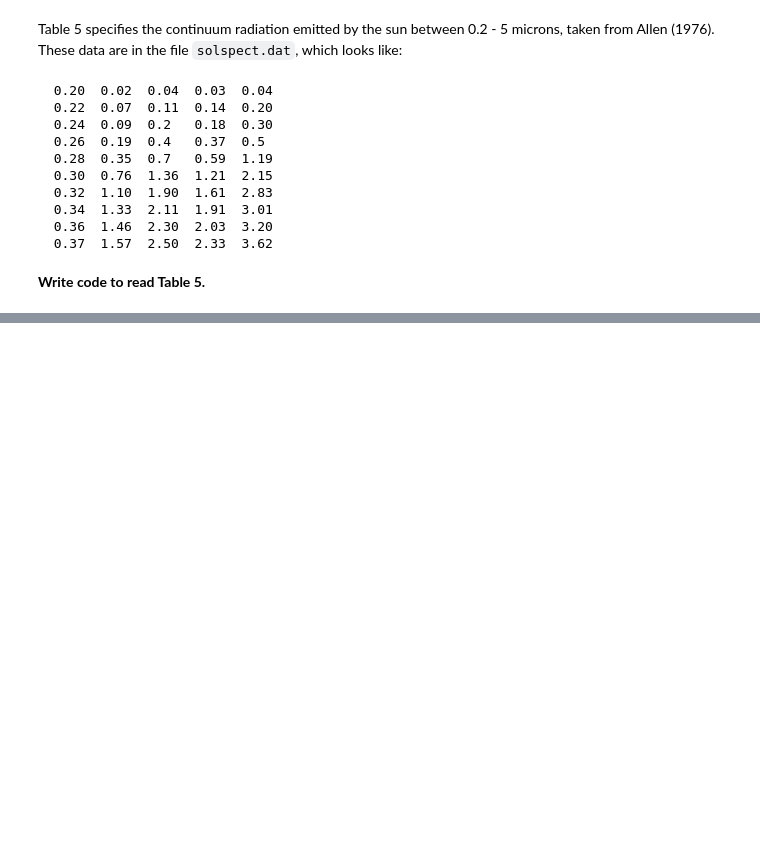
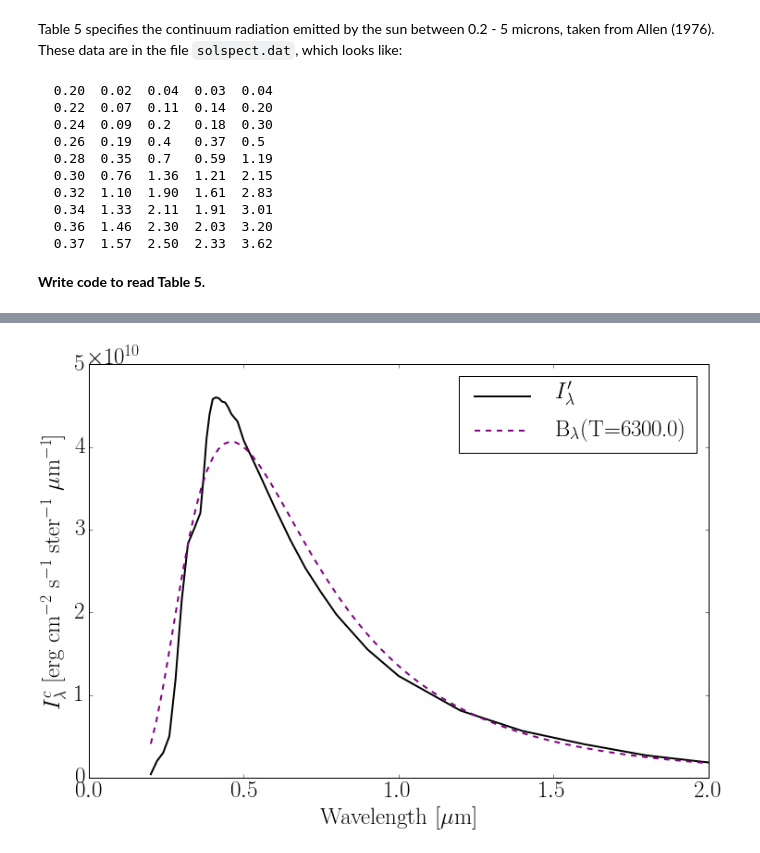
Before and after one commit to jlustigy/astr521, a Jupyter notebook: notebooks/Rutten Lab B2.ipynb, the cells around one changed output, grey strips where cells are left out. Saved outputs shown, nothing was run; the diff lists cells and outputs as text; code cells hidden in the pictures; blank space fills up the shorter version.

```diff
--- a/notebooks/Rutten Lab B2.ipynb
+++ b/notebooks/Rutten Lab B2.ipynb
@@ -78,0 +131,28 @@ print
+# %%
+# Define planck function
+def planck(temp, wav):
+    # Takes temperature (K), and wavelength (microns)
+    wav = wav * 1e-4     # Convert wav into cm
+    blambda = (2. * h * c**2) / (wav**5) / (np.exp(h * c / (wav * k * temp)) - 1.0)
+    return blambda*1e-4  # Change B_lambda into per micron
+# %%
+# Define wavelength array
+wavelength = np.linspace(0.2,2.0,100)
+
+# Compute planck function
+T = 6300.
+B = planck(T, wavelength)
+
+# Plot
+fig = plt.figure(figsize=(12,8))
+gs = gridspec.GridSpec(1,1)
+ax0 = plt.subplot(gs[0])
+ax0.plot(lam,Ilamp, lw=2.0, c='k', label=r"$I_{\lambda}'$")
+ax0.plot(wavelength,B, lw=2.0, c='purple', ls='--', label=r"B$_{\lambda}$(T=%s)" %T)
+ax0.legend()
+ax0.set_xlabel(r"Wavelength [$\mu$m]")
+ax0.set_ylabel(r"$I_{\lambda}^{c}$  [erg cm$^{-2}$ s$^{-1}$ ster$^{-1}$ $\mu$m$^{-1}$]")
+ax0.set_xlim([0,2])
+plt.show()
+# %% [output]
+[figure, added]
```
Also changed, not shown: parts of 16 cells of this notebook.
